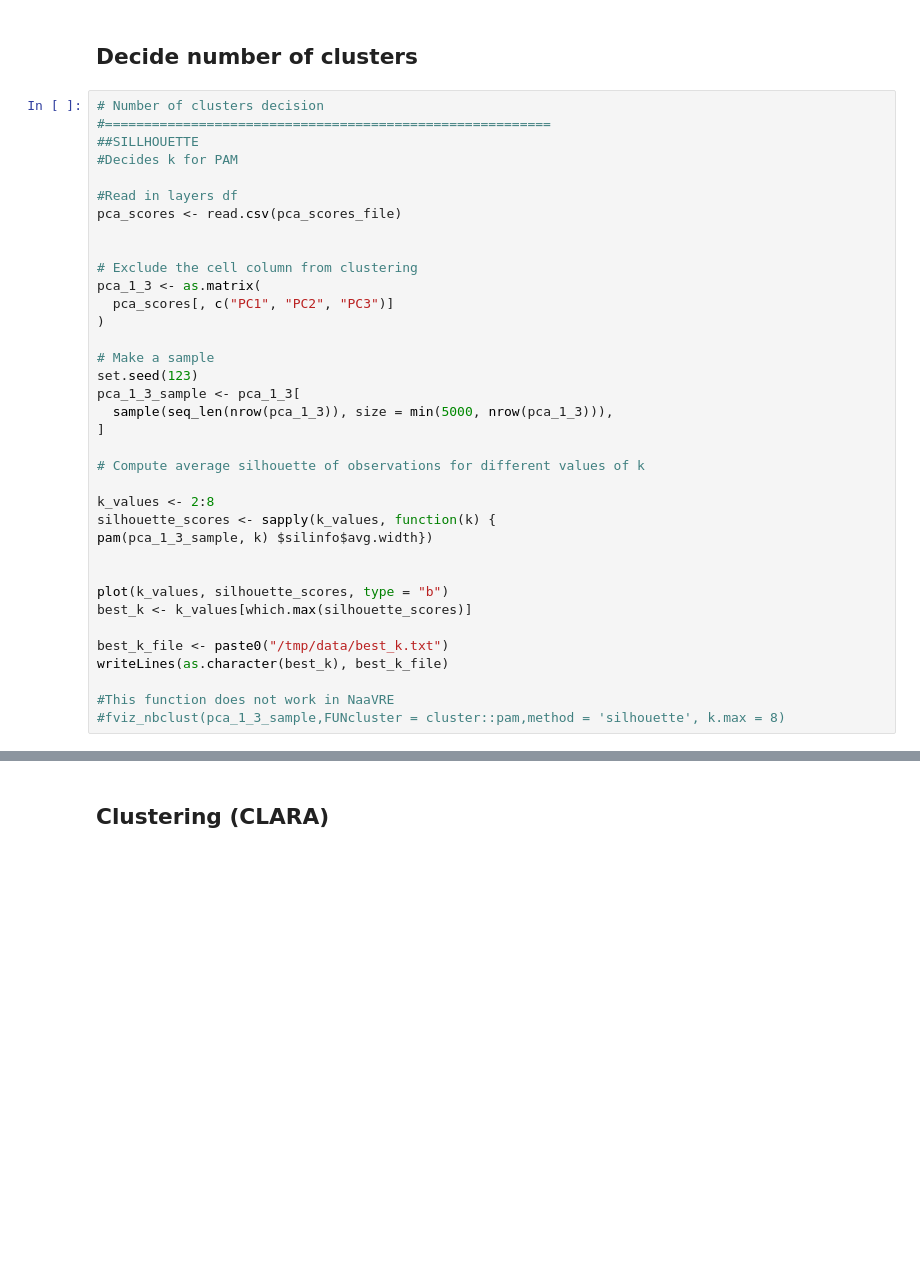
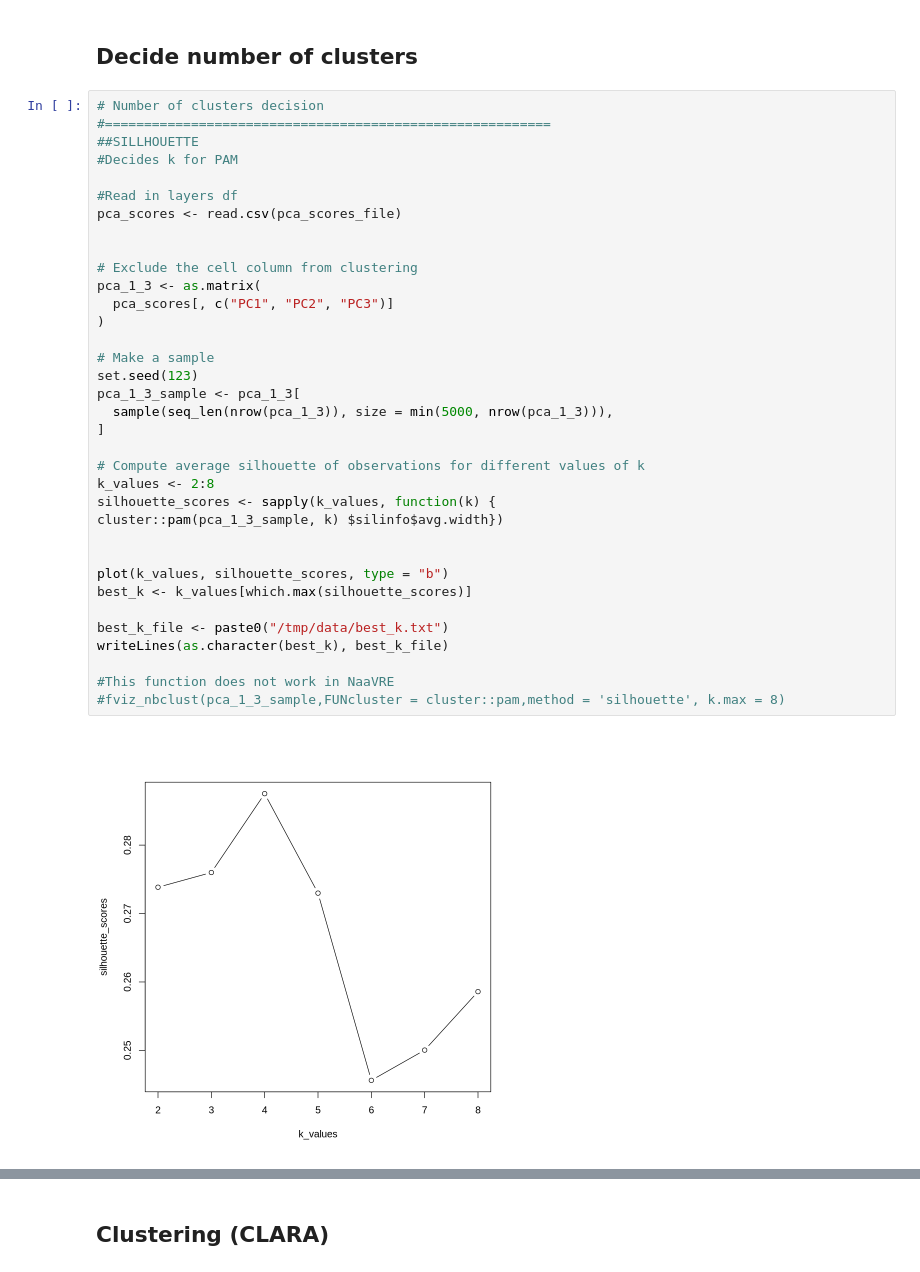
Before and after one commit to LTER-LIFE/VL-veluweFLM, a Jupyter notebook: Ecoregion_generator.ipynb, the cells around one changed output, grey strips where cells are left out. Saved outputs shown, nothing was run; the diff lists cells and outputs as text; blank space fills up the shorter version.

```diff
--- a/Ecoregion_generator.ipynb
+++ b/Ecoregion_generator.ipynb
@@ -471,35 +496,36 @@ write.csv(data_normalized, data_normalized_file, row.names = FALSE)
 #Decides k for PAM
 
 #Read in layers df
 pca_scores <- read.csv(pca_scores_file)
 
 
 # Exclude the cell column from clustering
 pca_1_3 <- as.matrix(
   pca_scores[, c("PC1", "PC2", "PC3")]
 )
 
 # Make a sample
 set.seed(123)
 pca_1_3_sample <- pca_1_3[
   sample(seq_len(nrow(pca_1_3)), size = min(5000, nrow(pca_1_3))),
 ]
 
 # Compute average silhouette of observations for different values of k
-
 k_values <- 2:8
 silhouette_scores <- sapply(k_values, function(k) {
-pam(pca_1_3_sample, k) $silinfo$avg.width})
+cluster::pam(pca_1_3_sample, k) $silinfo$avg.width})
 
 
 plot(k_values, silhouette_scores, type = "b")
 best_k <- k_values[which.max(silhouette_scores)]
 
 best_k_file <- paste0("/tmp/data/best_k.txt")
 writeLines(as.character(best_k), best_k_file)
 
 #This function does not work in NaaVRE
 #fviz_nbclust(pca_1_3_sample,FUNcluster = cluster::pam,method = 'silhouette', k.max = 8)
+# %% [output]
+[figure, added]
 # %%
 ## GAP STATISTIC
 #secondary check
```
Also changed, not shown: parts of 13 cells of this notebook.
